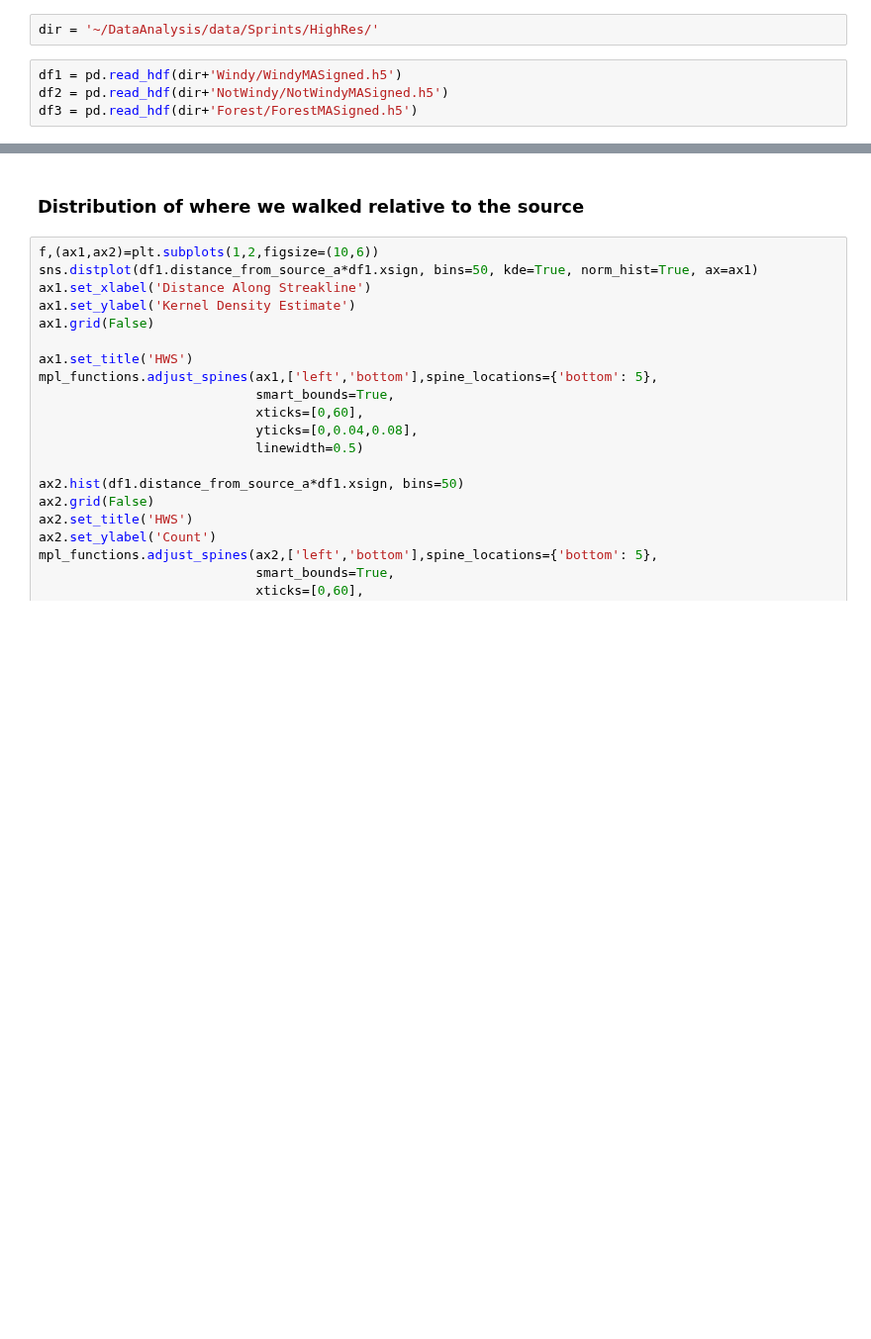
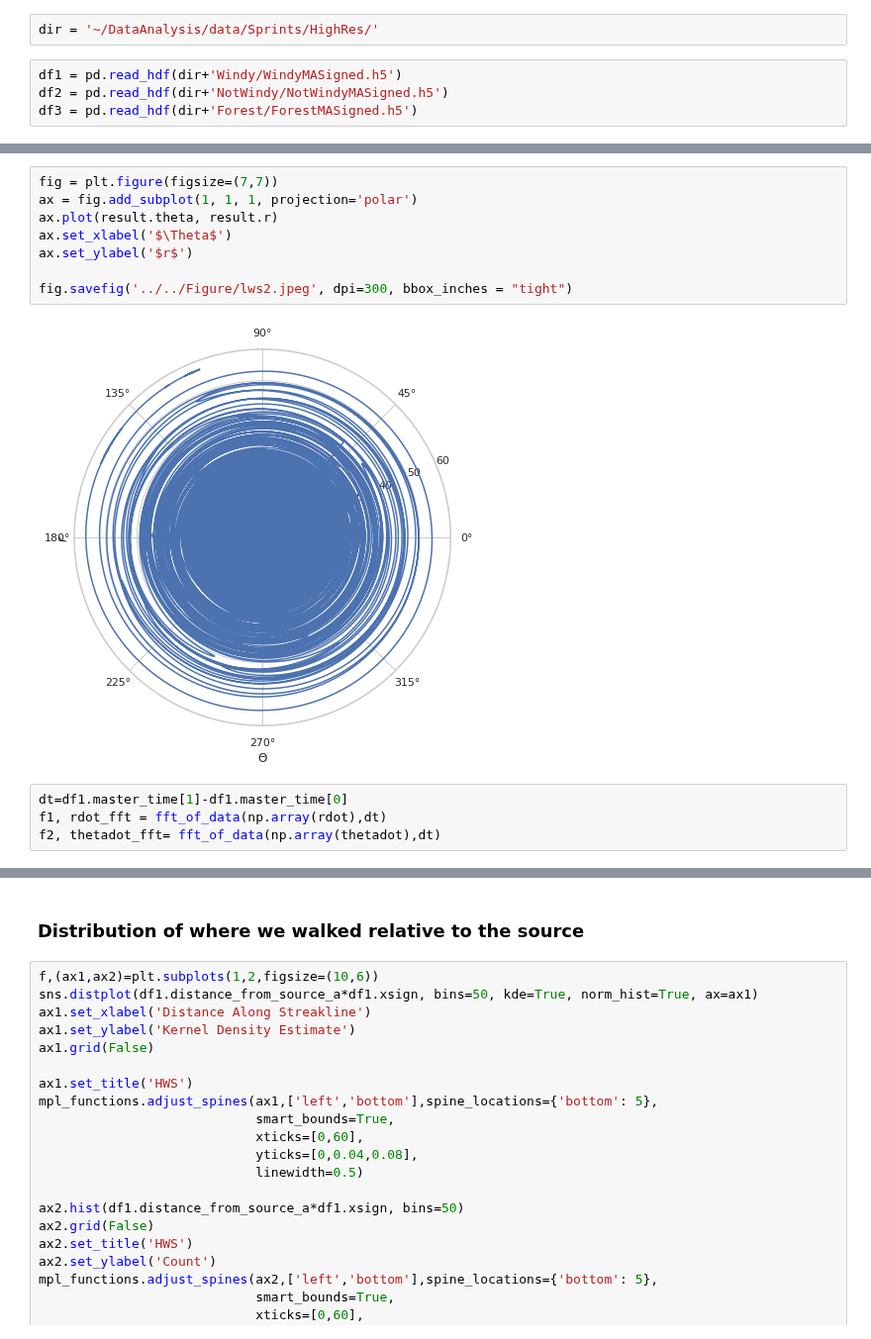
Before and after one commit to arunavanag591/odor_analysis, a Jupyter notebook: data_exploration/dataTrajectoryAnalysis.ipynb, the cells around one changed output, grey strips where cells are left out. Shown at 99% size. Cells and saved outputs as stored; diff of their text form; blank space fills up the shorter version.

```diff
--- a/data_exploration/dataTrajectoryAnalysis.ipynb
+++ b/data_exploration/dataTrajectoryAnalysis.ipynb
@@ -148,0 +128,14 @@ f.tight_layout()
+# %%
+fig = plt.figure(figsize=(7,7))
+ax = fig.add_subplot(1, 1, 1, projection='polar')
+ax.plot(result.theta, result.r)
+ax.set_xlabel('$\Theta$')
+ax.set_ylabel('$r$')
+
+fig.savefig('../../Figure/lws2.jpeg', dpi=300, bbox_inches = "tight")
+# %% [output]
+[figure, added]
+# %%
+dt=df1.master_time[1]-df1.master_time[0]
+f1, rdot_fft = fft_of_data(np.array(rdot),dt)
+f2, thetadot_fft= fft_of_data(np.array(thetadot),dt)
```
Also changed, not shown: parts of 15 cells of this notebook, 5 other files.
